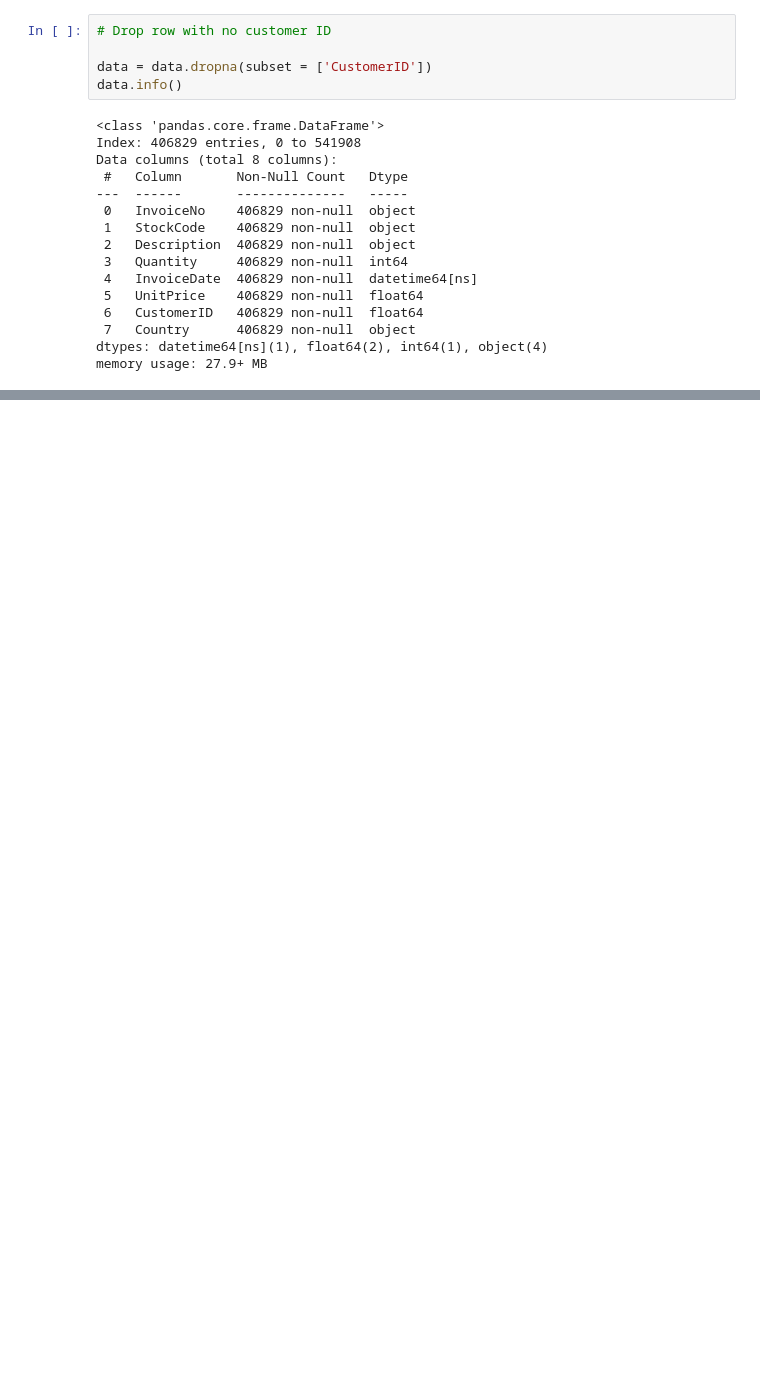
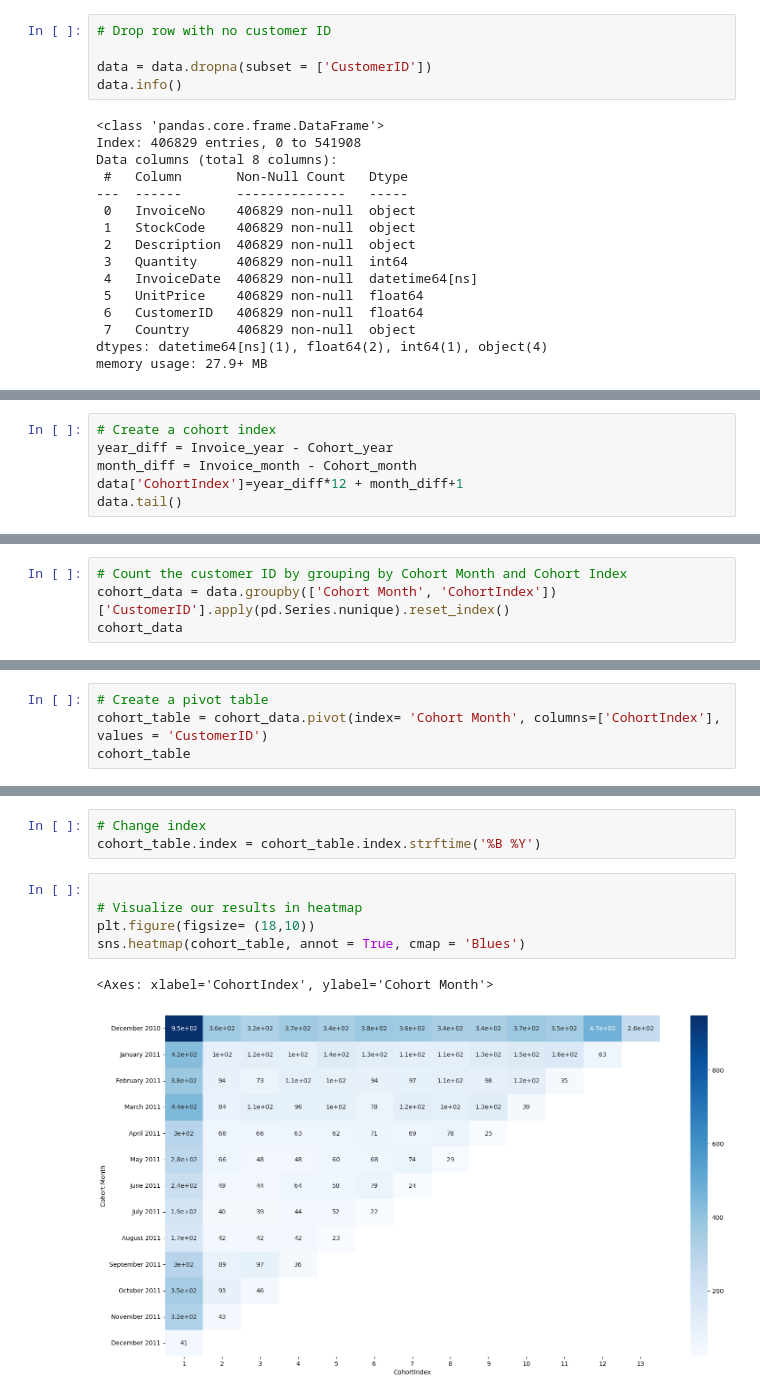
Before and after one commit to Lehuyen2528/Data-Portfolio, a Jupyter notebook: Cohort analysis/Code.ipynb, the cells around one changed output, grey strips where cells are left out. Saved outputs shown, nothing was run; the diff lists cells and outputs as text; blank space fills up the shorter version.

```diff
--- a/Cohort analysis/Code.ipynb
+++ b/Cohort analysis/Code.ipynb
@@ -90,0 +117,6 @@ data.head(10)
+# %%
+# Create a cohort index
+year_diff = Invoice_year - Cohort_year
+month_diff = Invoice_month - Cohort_month
+data['CohortIndex']=year_diff*12 + month_diff+1
+data.tail()
@@ -90,0 +130,4 @@ data.head(10)
+# %%
+# Count the customer ID by grouping by Cohort Month and Cohort Index
+cohort_data = data.groupby(['Cohort Month', 'CohortIndex'])['CustomerID'].apply(pd.Series.nunique).reset_index()
+cohort_data
@@ -90,0 +148,4 @@ data.head(10)
+# %%
+# Create a pivot table
+cohort_table = cohort_data.pivot(index= 'Cohort Month', columns=['CohortIndex'], values = 'CustomerID')
+cohort_table
@@ -90,0 +168,11 @@ data.head(10)
+# %%
+# Change index
+cohort_table.index = cohort_table.index.strftime('%B %Y')
+# %%
+
+# Visualize our results in heatmap
+plt.figure(figsize= (18,10))
+sns.heatmap(cohort_table, annot = True, cmap = 'Blues')
+# %% [output]
+<Axes: xlabel='CohortIndex', ylabel='Cohort Month'>
+[figure, added]
```
Also changed, not shown: parts of 9 cells of this notebook.
